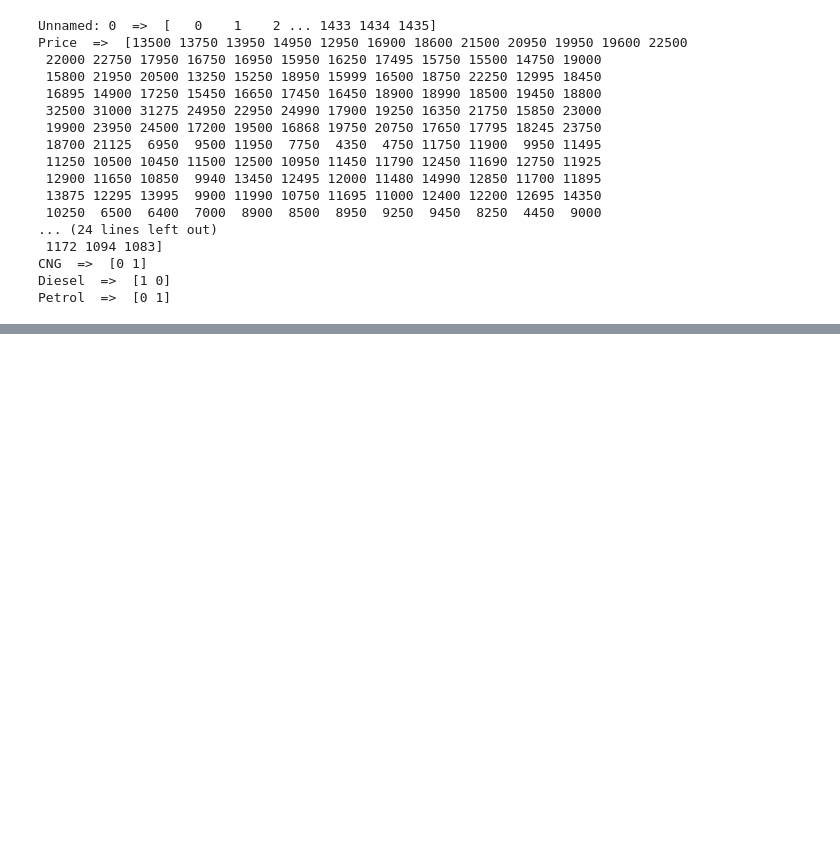
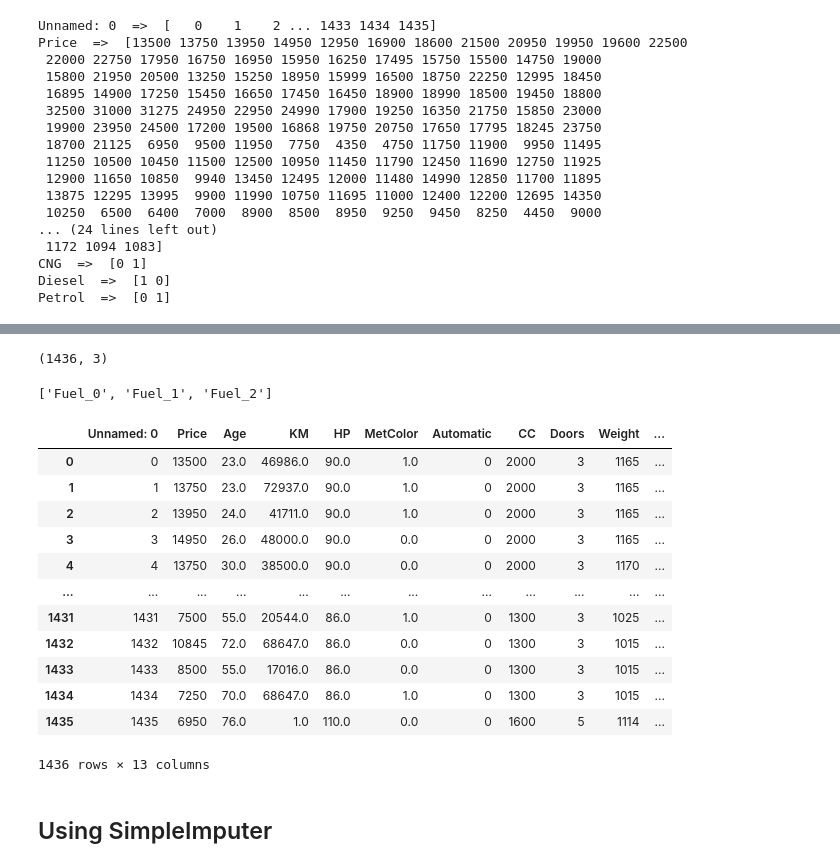
Before and after one commit to Jeelesh2762/ML_CE047, a Jupyter notebook: Lab-2/Ml_Lab_2.ipynb, the cells around one changed output, grey strips where cells are left out. Cells and saved outputs as stored; diff of their text form; code cells hidden in the pictures; blank space fills up the shorter version.

```diff
--- a/Lab-2/Ml_Lab_2.ipynb
+++ b/Lab-2/Ml_Lab_2.ipynb
@@ -265,0 +342,35 @@ df.head(5)
+# %%
+x.shape
+# %% [output]
+(1436, 3)
+# %%
+cols = []
+for i in range(x.shape[1]):
+  cols.append("Fuel_"+str(int(i)))
+cols
+# %% [output]
+['Fuel_0', 'Fuel_1', 'Fuel_2']
+# %%
+dfOneHot = pd.DataFrame(x, columns = cols)
+# %%
+df_onehot = pd.concat([df_updated, dfOneHot], axis=1) #column
+# %%
+df_onehot= df_onehot.drop(['FuelType'], axis=1)
+# %%
+df_onehot
+# %% [output]
+|  | Unnamed: 0 | Price | Age | KM | HP | MetColor | Automatic | CC | Doors | Weight | ... |
+| 0 | 0 | 13500 | 23.0 | 46986.0 | 90.0 | 1.0 | 0 | 2000 | 3 | 1165 | ... |
+| 1 | 1 | 13750 | 23.0 | 72937.0 | 90.0 | 1.0 | 0 | 2000 | 3 | 1165 | ... |
+| 2 | 2 | 13950 | 24.0 | 41711.0 | 90.0 | 1.0 | 0 | 2000 | 3 | 1165 | ... |
+| 3 | 3 | 14950 | 26.0 | 48000.0 | 90.0 | 0.0 | 0 | 2000 | 3 | 1165 | ... |
+| 4 | 4 | 13750 | 30.0 | 38500.0 | 90.0 | 0.0 | 0 | 2000 | 3 | 1170 | ... |
+| ... | ... | ... | ... | ... | ... | ... | ... | ... | ... | ... | ... |
+| 1431 | 1431 | 7500 | 55.0 | 20544.0 | 86.0 | 1.0 | 0 | 1300 | 3 | 1025 | ... |
+| 1432 | 1432 | 10845 | 72.0 | 68647.0 | 86.0 | 0.0 | 0 | 1300 | 3 | 1015 | ... |
+| 1433 | 1433 | 8500 | 55.0 | 17016.0 | 86.0 | 0.0 | 0 | 1300 | 3 | 1015 | ... |
+| 1434 | 1434 | 7250 | 70.0 | 68647.0 | 86.0 | 1.0 | 0 | 1300 | 3 | 1015 | ... |
+| 1435 | 1435 | 6950 | 76.0 | 1.0 | 110.0 | 0.0 | 0 | 1600 | 5 | 1114 | ... |
+1436 rows × 13 columns
+# %% [markdown]
+## Using SimpleImputer
```
Also changed, not shown: parts of 33 cells of this notebook.
